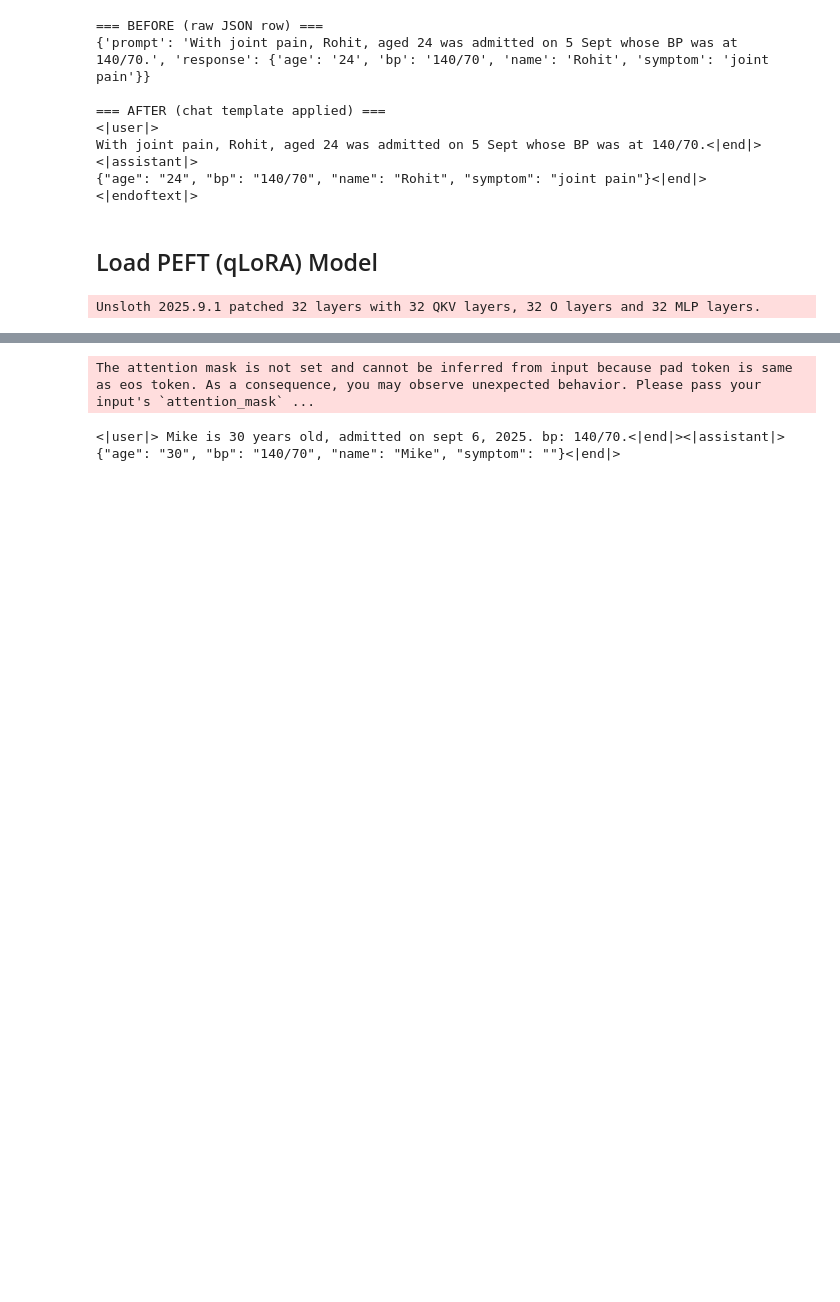
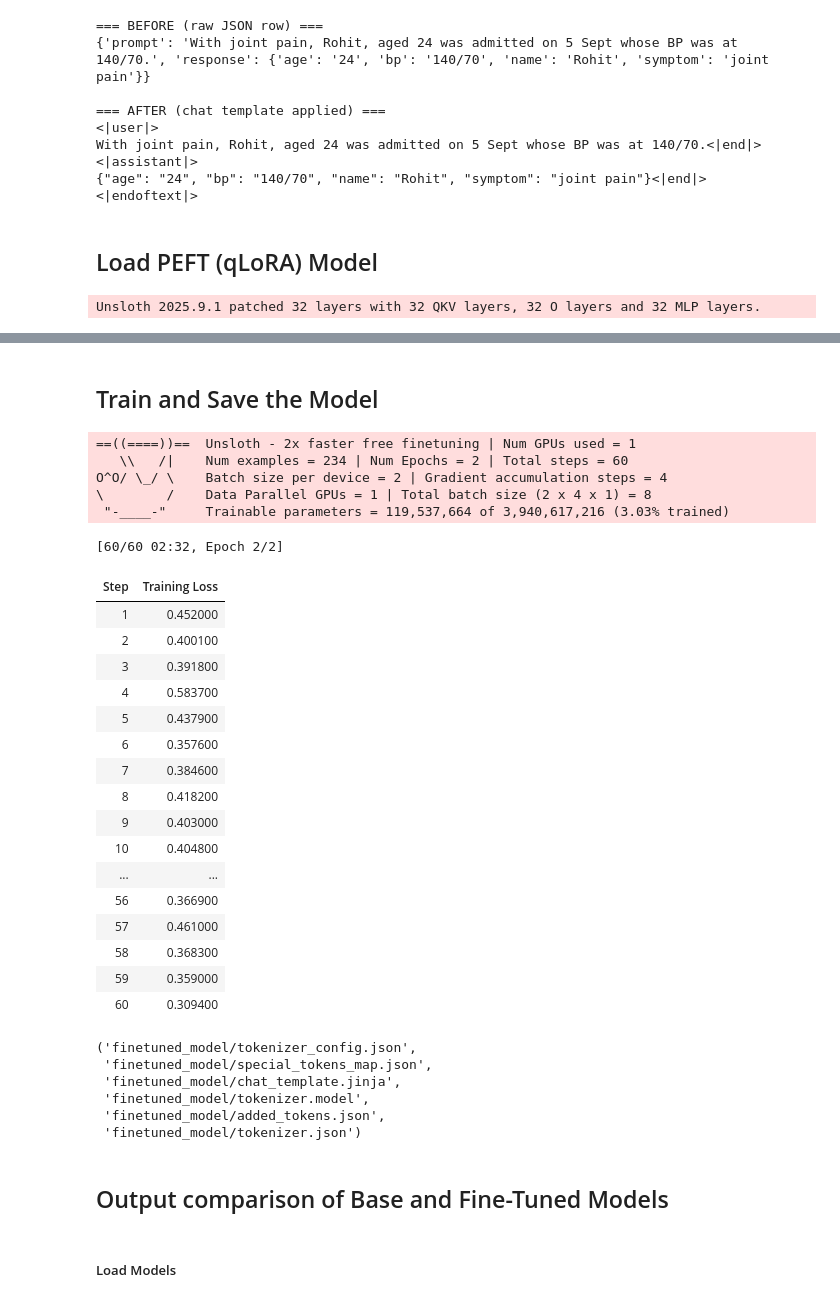
Before and after one commit to 7rohxt/finetune-ollama-unsloth, a Jupyter notebook: finetune.ipynb, the cells around one changed output, grey strips where cells are left out. Saved outputs shown, nothing was run; the diff lists cells and outputs as text; code cells hidden in the pictures; blank space fills up the shorter version.

Commit message:
feat: save fine-tuned model and compare output with the base model

```diff
--- a/finetune.ipynb
+++ b/finetune.ipynb
@@ -144,9 +144,8 @@ trainer = SFTTrainer(  # supervised fine-tuning trainer
         warmup_steps = 10,  # linearly "climb" to the learning rate from 0 in the first 10 steps
         max_steps = 60,  # max steps before stopping (unless epochs out before that)
         logging_steps = 1,  # log every single step
-        output_dir = "finetuned_model",  # where to store checkpoints, logs etc.
+        output_dir = "checkpoints/",  # where to store checkpoints, logs etc.
         optim = "adamw_8bit",  # 8-bit AdamW optimizer
         num_train_epochs = 3,  # number of epochs, unless we reach 60 steps first
         report_to=[])
 )
-trainer.train()
@@ -178,20 +152,42 @@ TrainOutput(global_step=60, training_loss=0.7653514718015989, metrics={'train_ru
-# %%
-FastLanguageModel.for_inference(model)
-
-messages = [
-    {
-        "role": "user",
-        "content": "Mike is 30 years old, admitted on sept 6, 2025. bp: 140/70."
-    },
-]
-
-inputs = tokenizer.apply_chat_template(messages, tokenize=True, add_generation_prompt=True, return_tensors="pt").to("cuda")
-
-outputs = model.generate(input_ids=inputs, max_new_tokens=512, use_cache=True, temperature=0.7, do_sample=True, top_p=0.9)
-
-response = tokenizer.batch_decode(outputs)[0]
-
-print(response)
-# %% [output]
-The attention mask is not set and cannot be inferred from input because pad token is same as eos token. As a consequence, you may observe unexpected behavior. Please pass your input's `attention_mask` ...
-<|user|> Mike is 30 years old, admitted on sept 6, 2025. bp: 140/70.<|end|><|assistant|> {"age": "30", "bp": "140/70", "name": "Mike", "symptom": ""}<|end|>
+# %% [markdown]
+## Train and Save the Model
+# %%
+trainer.train()
+
+# Save Finetuned model
+model.save_pretrained("finetuned_model")
+tokenizer.save_pretrained("finetuned_model")
+# %% [output]
+==((====))==  Unsloth - 2x faster free finetuning | Num GPUs used = 1
+   \\   /|    Num examples = 234 | Num Epochs = 2 | Total steps = 60
+O^O/ \_/ \    Batch size per device = 2 | Gradient accumulation steps = 4
+\        /    Data Parallel GPUs = 1 | Total batch size (2 x 4 x 1) = 8
+ "-____-"     Trainable parameters = 119,537,664 of 3,940,617,216 (3.03% trained)
+[60/60 02:32, Epoch 2/2]
+| Step | Training Loss |
+| 1 | 0.452000 |
+| 2 | 0.400100 |
+| 3 | 0.391800 |
+| 4 | 0.583700 |
+| 5 | 0.437900 |
+| 6 | 0.357600 |
+| 7 | 0.384600 |
+| 8 | 0.418200 |
+| 9 | 0.403000 |
+| 10 | 0.404800 |
+| ... | ... |
+| 56 | 0.366900 |
+| 57 | 0.461000 |
+| 58 | 0.368300 |
+| 59 | 0.359000 |
+| 60 | 0.309400 |
+('finetuned_model/tokenizer_config.json',
+ 'finetuned_model/special_tokens_map.json',
+ 'finetuned_model/chat_template.jinja',
+ 'finetuned_model/tokenizer.model',
+ 'finetuned_model/added_tokens.json',
+ 'finetuned_model/tokenizer.json')
+# %% [markdown]
+## Output comparison of Base and Fine-Tuned Models
+# %% [markdown]
+##### Load Models
```
Also changed, not shown: parts of 8 cells of this notebook.
